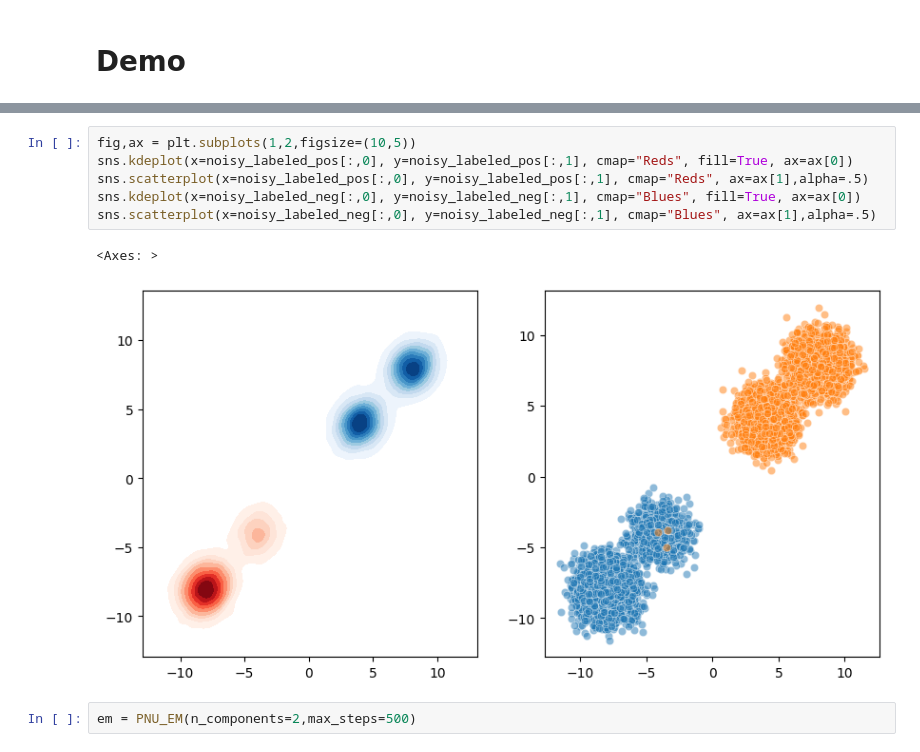
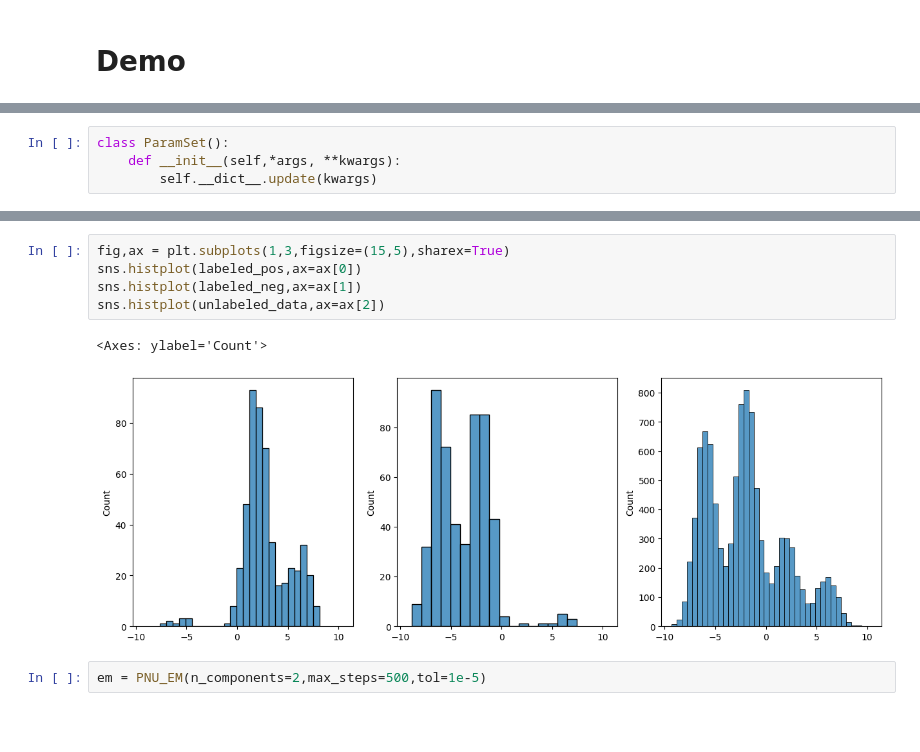
Before and after one commit to claradepaolis/bi-est-python, a Jupyter notebook: demo.ipynb, the cells around one changed output, grey strips where cells are left out. Drawn from its saved outputs; the diff is of its cells as text; blank space fills up the shorter version.

```diff
--- a/demo.ipynb
+++ b/demo.ipynb
@@ -21 +24,5 @@ from bi_est_python.Mixture import NMixture, PUMixture
+# %%
+class ParamSet():
+    def __init__(self,*args, **kwargs):
+        self.__dict__.update(kwargs)
 # %%
@@ -63,12 +67,11 @@ scores_labeled_neg = np.concatenate((np.zeros(len(labeled_neg)), np.ones(3)))
-# %%
-fig,ax = plt.subplots(1,2,figsize=(10,5))
-sns.kdeplot(x=noisy_labeled_pos[:,0], y=noisy_labeled_pos[:,1], cmap="Reds", fill=True, ax=ax[0])
-sns.scatterplot(x=noisy_labeled_pos[:,0], y=noisy_labeled_pos[:,1], cmap="Reds", ax=ax[1],alpha=.5)
-sns.kdeplot(x=noisy_labeled_neg[:,0], y=noisy_labeled_neg[:,1], cmap="Blues", fill=True, ax=ax[0])
-sns.scatterplot(x=noisy_labeled_neg[:,0], y=noisy_labeled_neg[:,1], cmap="Blues", ax=ax[1],alpha=.5)
-# %% [output]
-<Axes: >
-[figure, removed]
+# %%
+fig,ax = plt.subplots(1,3,figsize=(15,5),sharex=True)
+sns.histplot(labeled_pos,ax=ax[0])
+sns.histplot(labeled_neg,ax=ax[1])
+sns.histplot(unlabeled_data,ax=ax[2])
+# %% [output]
+<Axes: ylabel='Count'>
+[figure, added]
 # %%
-em = PNU_EM(n_components=2,max_steps=500)
+em = PNU_EM(n_components=2,max_steps=500,tol=1e-5)
 # %%
```
Also changed, not shown: parts of 6 cells of this notebook, 2 other files.
